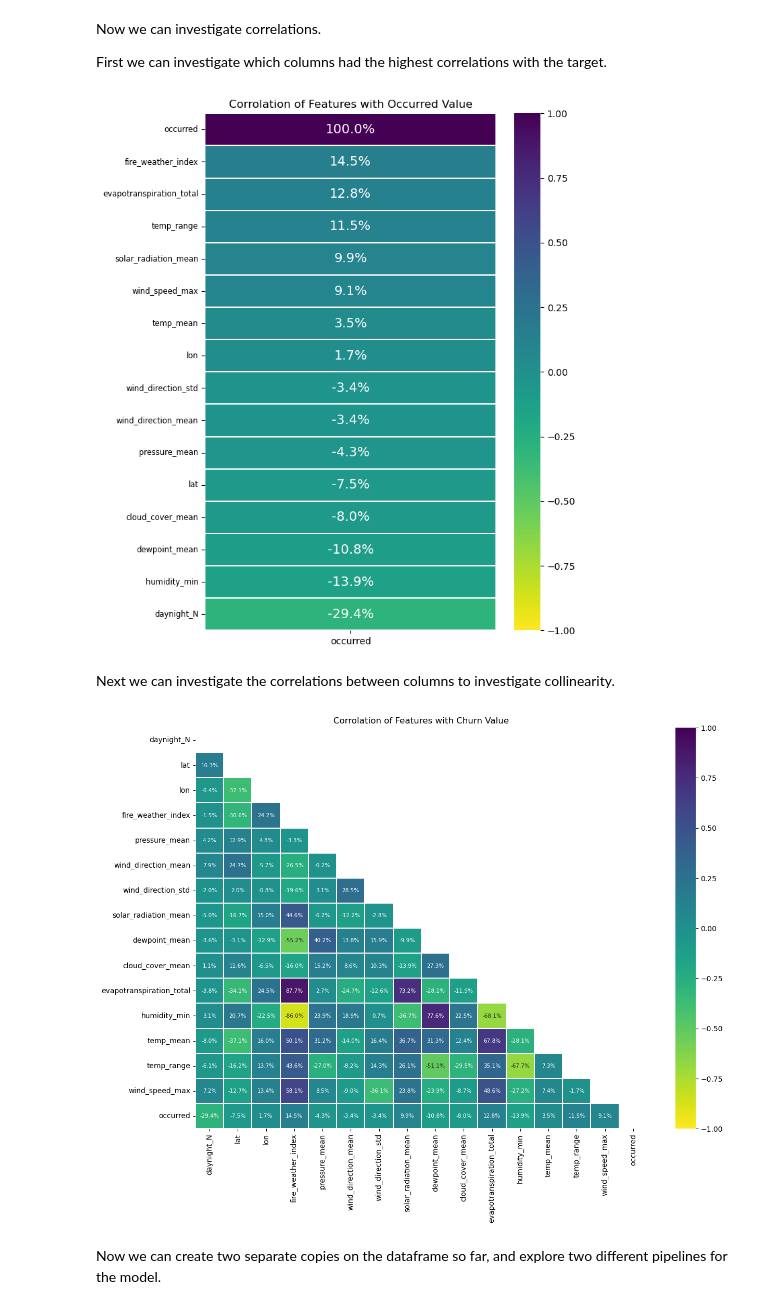
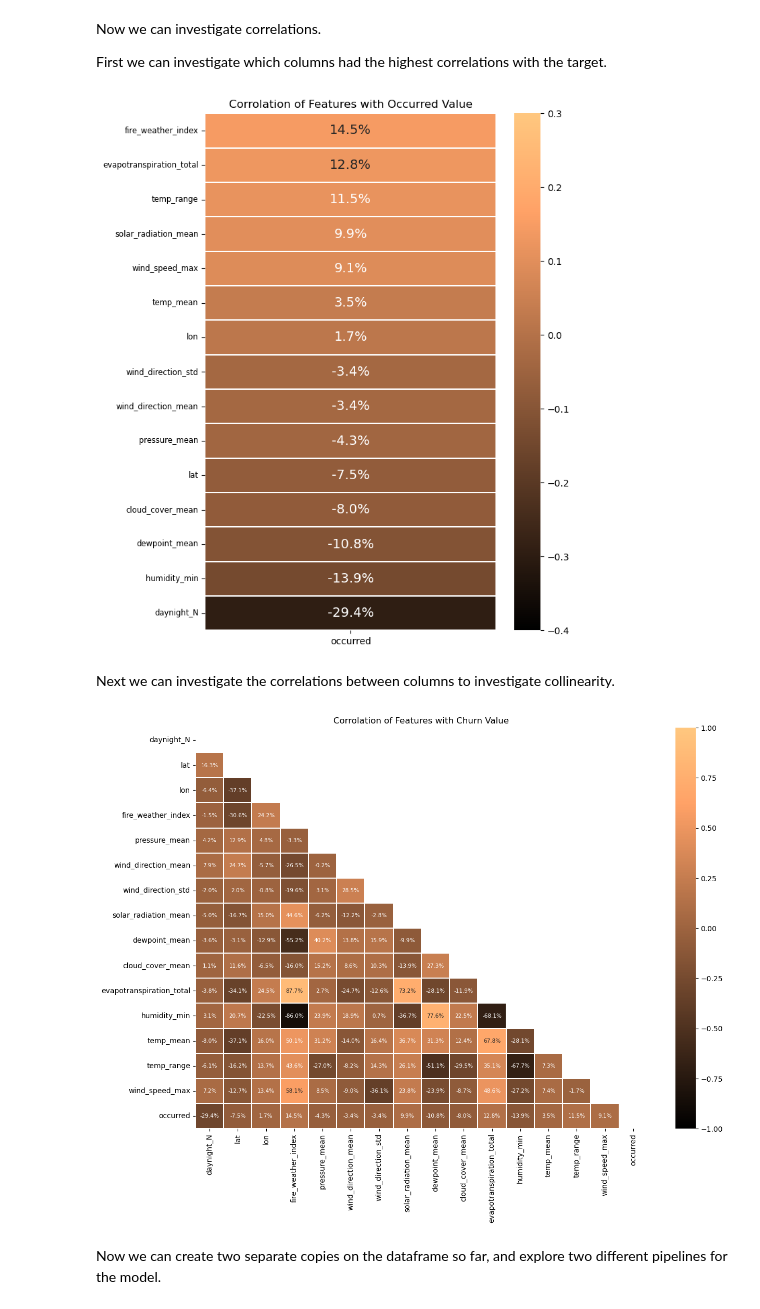
Before and after one commit to tinasalihu01/wildfire-prediction-model, a Jupyter notebook: wildfire_predictor.ipynb, the cells around one changed output. Cells and saved outputs as stored; diff of their text form; code cells hidden in the pictures.

```diff
--- a/wildfire_predictor.ipynb
+++ b/wildfire_predictor.ipynb
@@ -288,37 +276,40 @@ First we can investigate which columns had the highest correlations with the tar
 # %%
 # Set figure size
 plt.figure(figsize = (7, 10))
 
 # Calculate the correlation matrix
 corr_o = df_log.corr()
 
 # Show only the correlations with 'occurred' column
 # Sort by highest correlation
 occurred_corr = corr_o[['occurred']].sort_values(by='occurred',ascending=False)
 
+# Drop 'occurred' row as it will have a 100% correlation with 'occurred' column
+occurred_corr = occurred_corr.drop('occurred', axis = 0)
+
 # Plot the matrix as a heatmap
 sns.heatmap(occurred_corr,
             annot = True,                 # adding labels
             annot_kws={"fontsize":14},    # adjusting font size
             fmt = '.1%',                  # rounding
-            vmin = -1,                    # set minimum limit
-            vmax = +1,                    # set maximum limit
-            cmap = 'viridis_r',              # set colour map
+            vmin = -0.4,                    # set minimum limit
+            vmax = +0.3,                    # set maximum limit
+            cmap = 'copper',              # set colour map
             linewidths=0.1,               # adding whitespace for readability
            )
 
 plt.yticks(fontsize = 'small')
 
 # Add title
 plt.title('Corrolation of Features with Occurred Value')
 
 # Save figure
 # plt.savefig('occurred_correlations.png', dpi=300, bbox_inches='tight')
 
 
 plt.show()
 # %% [output]
-[figure, old version]
+[figure, new version]
 # %% [markdown]
 Next we can investigate the correlations between columns to investigate collinearity.
 # %%
@@ -338,7 +329,7 @@ sns.heatmap(corr_m,
             fmt = '.1%',                  # rounding
             vmin = -1,                    # set minimum limit
             vmax = +1,                    # set maximum limit
-            cmap = 'viridis_r',           # set colour map
+            cmap = sns.color_palette("copper", as_cmap=True),              # set colour map
             linewidths=0.1,               # adding whitespace for readability
             mask = mask1                  # apply mask
            )
@@ -348,7 +339,7 @@ plt.title('Corrolation of Features with Churn Value')
 
 plt.show()
 # %% [output]
-[figure, old version]
+[figure, new version]
 # %%
 ## Talk about correlations
 # %% [markdown]
```
Also changed, not shown: parts of 10 cells of this notebook.
